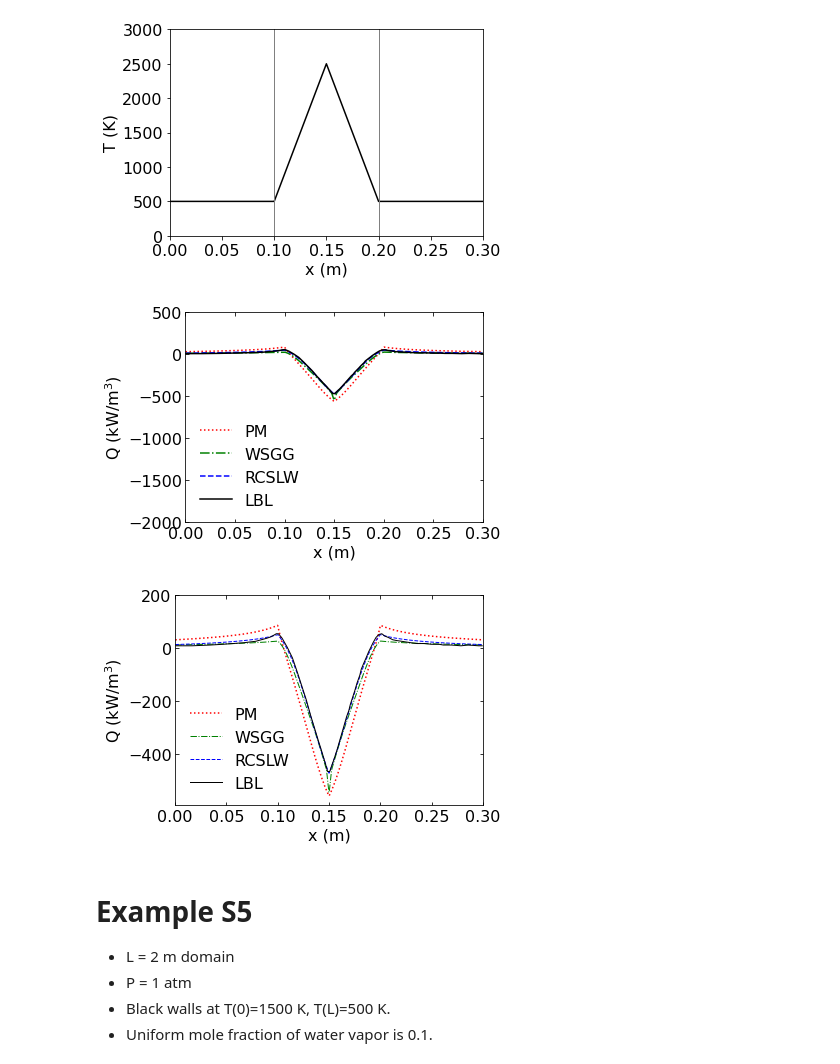
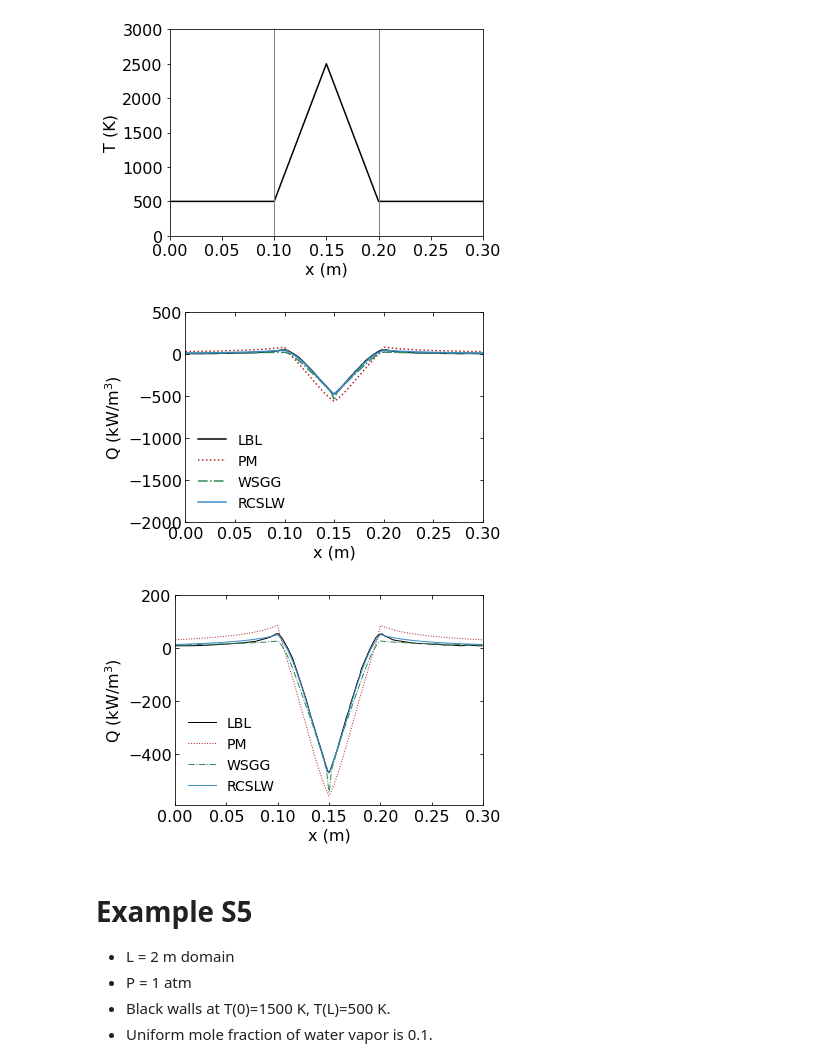
Before and after one commit to byuignite-papers/RadLib_paper, a Jupyter notebook: notes/figures_examples.ipynb, the cells around one changed output. Saved outputs shown, nothing was run; the diff lists cells and outputs as text; code cells hidden in the pictures.

```diff
--- a/notes/figures_examples.ipynb
+++ b/notes/figures_examples.ipynb
@@ -25,8 +25,17 @@ import numpy as np
 import matplotlib.pyplot as plt
 %matplotlib inline
 
+import matplotlib.cm as cm
+cols = cm.Blues(np.linspace(0.3, 1, 5))
+cLBL = 'black'
+cPM  = 'firebrick'
+cWSGG = 'seagreen'
+cRCSLW = cols
+
 import matplotlib
 matplotlib.rcParams.update({'font.size':16, 'figure.autolayout': True});
+
+sys.path.append('/Users/dol4/codes/radlib/installation/lib/python3.9/site-packages')
 
 class _hide_print:
     def __enter__(self):
@@ -241,45 +256,45 @@ with _hide_print():
 lbl  = np.loadtxt('LBLdata/ex_S4_LBL.dat')
 
 #-------------- PLOT BOILERPLATE
 
 fig, ax = plt.subplots()
 ax.tick_params(direction='in', top=True, right=True)
 
 #-------------- PLOT
 
-ax.plot(xQ, Qpm/1000,    'r:')
-ax.plot(xQ, Qwsgg/1000,  'g-.')
-ax.plot(xQ, Qrcslw/1000, 'b--')
-ax.plot(lbl[:,0], lbl[:,1], 'k-')
+ax.plot(lbl[:,0], lbl[:,1], '-', color=cLBL)
+ax.plot(xQ, Qpm/1000,    ':', color=cPM)
+ax.plot(xQ, Qwsgg/1000,  '-.', color=cWSGG)
+ax.plot(xQ, Qrcslw/1000, '-', color=cRCSLW[2])
 
-ax.legend(['PM', 'WSGG', 'RCSLW', 'LBL'], frameon=False)
+ax.legend(['LBL', 'PM', 'WSGG', 'RCSLW'], frameon=False, fontsize=14)
 ax.set_xlabel(r'x (m)')
 ax.set_ylabel(r'Q (kW/m$^3$)')
 ax.set_xlim([0,0.3])
 ax.set_ylim([-2000,500]);
 plt.savefig('ex_S4a.pdf');
 
 #-------------- PLOT BOILERPLATE
 
 fig, ax = plt.subplots()
 ax.tick_params(direction='in', top=True, right=True)
 
 #-------------- PLOT
 
-ax.plot(xQ, Qpm/1000,    'r:', linewidth=1.5)
-ax.plot(xQ, Qwsgg/1000,  'g-.', linewidth=1)
-ax.plot(xQ, Qrcslw/1000, 'b--', linewidth=1)
-ax.plot(lbl[:,0], lbl[:,1], 'k-', linewidth=1)
+ax.plot(lbl[:,0], lbl[:,1], '-', color=cLBL, linewidth=1)
+ax.plot(xQ, Qpm/1000,    ':',  color=cPM, linewidth=1)
+ax.plot(xQ, Qwsgg/1000,  '-.', color=cWSGG, linewidth=1)
+ax.plot(xQ, Qrcslw/1000, '-', color=cRCSLW[2], linewidth=1)
 
-ax.legend(['PM', 'WSGG', 'RCSLW', 'LBL'], frameon=False)
+ax.legend(['LBL', 'PM', 'WSGG', 'RCSLW'], frameon=False, fontsize=14)
 ax.set_xlabel(r'x (m)')
 ax.set_ylabel(r'Q (kW/m$^3$)')
 ax.set_xlim([0,0.3])
 ax.set_ylim([-595,200]);
 plt.savefig('ex_S4b.pdf');
 # %% [output]
-[figure, old version]
+[figure, new version]
-[figure, old version]
+[figure, new version]
 # %% [markdown]
 # Example S5
 * L = 2 m domain
```
Also changed, not shown: parts of 9 cells of this notebook, 9 other files.
